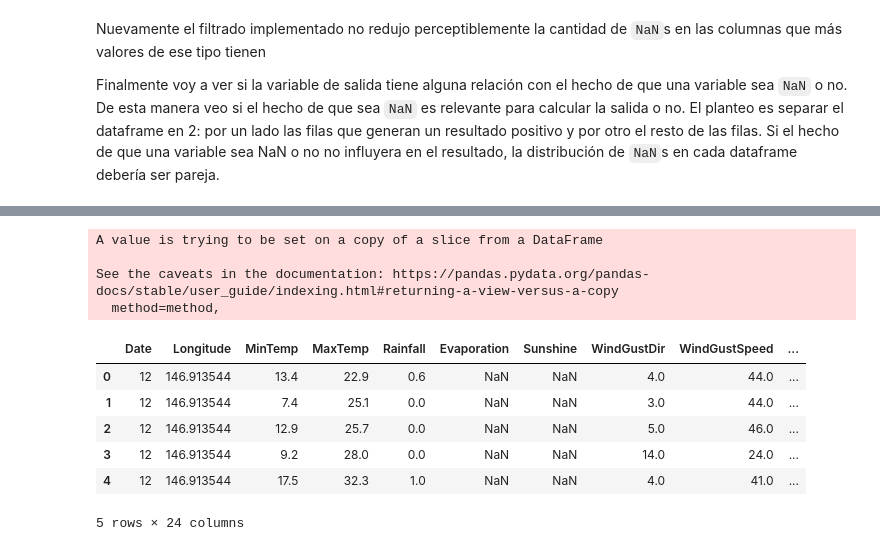
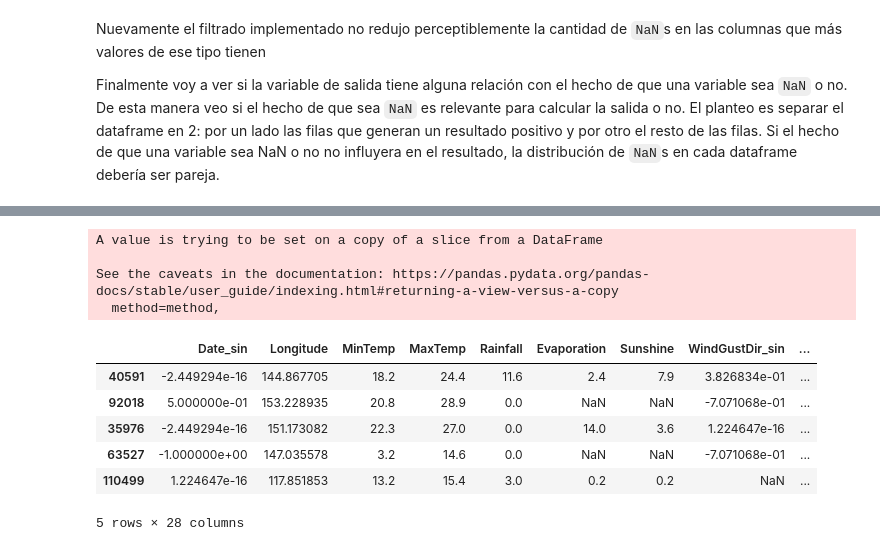
Before and after one commit to rodolfopaganini/analisis_datos, a Jupyter notebook: integrador.ipynb, the cells around one changed output, grey strips where cells are left out. Saved outputs shown, nothing was run; the diff lists cells and outputs as text; code cells hidden in the pictures.

```diff
--- a/integrador.ipynb
+++ b/integrador.ipynb
@@ -250,8 +286,8 @@ Se puede ver que el dataframe resultante tiene sólo un tercio de la cantidad in
 Por otro lado, tendría sentido desechar todas las filas que tienen `NaN` para la variable de salida, dado que no son muchas y podría causar problemas si les imputase un valor inadecuado.
 # %%
 # Retiro las filas que tienen NaN en la variable de salida
-df_nan_10_filtered_out = df[df['RainTomorrow'].notnull()]
-df_nan_10_filtered_out.isna().sum()
+train_nan_10_filtered_out = train[train['RainTomorrow'].notnull()]
+train_nan_10_filtered_out.isna().sum()
 # %% [output]
 Date                 0
 Location             0
@@ -339,0 +374,9 @@ See the caveats in the documentation: https://pandas.pydata.org/pandas-docs/stab
+# %%
+# Genero a partir de Date: Date_cos y Date_sin
+train2['Date_cos'] = train2['Date']
+train2['Date_cos'].replace({key: value['cos'] for key, value in months.items()}, inplace=True)
+
+train2.rename(columns = {'Date': 'Date_sin'}, inplace = True)
+train2['Date_sin'].replace({key: value['sin'] for key, value in months.items()}, inplace=True)
+
+train2.head()
@@ -506,0 +536,27 @@ Name: WindGustDir, dtype: float64
+# %%
+# Ordeno los puntos cardinales, partiendo del Norte y avanzando hacia el oeste
+ptos_cardinales = [
+    'N', 'NNW', 'NW', 'WNW', 'W', 'WSW', 'SW', 'SSW', 'S', 'SSE', 'SE', 'ESE', 'E', 'ENE', 'NE', 'NNE'
+]
+
+# Genero un diccionario como el utilizado para los meses
+ptos_cardinales_dict = {}
+for i, punto in enumerate(ptos_cardinales):
+    angle = i * 2 * np.pi / len(ptos_cardinales)
+    ptos_cardinales_dict.update({punto: {'cos': np.cos(angle), 'sin': np.sin(angle)}})
+
+# Duplico las columnas con direcciones, renombro y populo con datos codificados
+for col_name in ['WindGustDir', 'WindDir9am', 'WindDir3pm']:
+    train2['{}_cos'.format(col_name)] = train2[col_name]
+    train2['{}_cos'.format(col_name)].replace(
+        {key: value['cos'] for key, value in ptos_cardinales_dict.items()},
+        inplace=True
+    )
+
+    train2.rename(columns = {col_name: '{}_sin'.format(col_name)}, inplace = True)
+    train2['{}_sin'.format(col_name)].replace(
+        {key: value['sin'] for key, value in ptos_cardinales_dict.items()},
+        inplace=True
+    )
+
+train2.head()
@@ -507,21 +584,21 @@ Name: WindGustDir, dtype: float64
 # %%
 # Binarizo las que tienen solo 2 valores posibles
 for col_name in ['RainToday', 'RainTomorrow']:
-    df2[col_name].replace({'Yes': True, 'No': False}, inplace=True)
+    train2[col_name].replace({'Yes': True, 'No': False}, inplace=True)
 
-df2.head()
+train2.head()
 # %% [output]
 A value is trying to be set on a copy of a slice from a DataFrame
 
 See the caveats in the documentation: https://pandas.pydata.org/pandas-docs/stable/user_guide/indexing.html#returning-a-view-versus-a-copy
   method=method,
-|  | Date | Longitude | MinTemp | MaxTemp | Rainfall | Evaporation | Sunshine | WindGustDir | WindGustSpeed | ... |
-| 0 | 12 | 146.913544 | 13.4 | 22.9 | 0.6 | NaN | NaN | 4.0 | 44.0 | ... |
-| 1 | 12 | 146.913544 | 7.4 | 25.1 | 0.0 | NaN | NaN | 3.0 | 44.0 | ... |
-| 2 | 12 | 146.913544 | 12.9 | 25.7 | 0.0 | NaN | NaN | 5.0 | 46.0 | ... |
-| 3 | 12 | 146.913544 | 9.2 | 28.0 | 0.0 | NaN | NaN | 14.0 | 24.0 | ... |
-| 4 | 12 | 146.913544 | 17.5 | 32.3 | 1.0 | NaN | NaN | 4.0 | 41.0 | ... |
+|  | Date_sin | Longitude | MinTemp | MaxTemp | Rainfall | Evaporation | Sunshine | WindGustDir_sin | ... |
+| 40591 | -2.449294e-16 | 144.867705 | 18.2 | 24.4 | 11.6 | 2.4 | 7.9 | 3.826834e-01 | ... |
+| 92018 | 5.000000e-01 | 153.228935 | 20.8 | 28.9 | 0.0 | NaN | NaN | -7.071068e-01 | ... |
+| 35976 | -2.449294e-16 | 151.173082 | 22.3 | 27.0 | 0.0 | 14.0 | 3.6 | 1.224647e-16 | ... |
+| 63527 | -1.000000e+00 | 147.035578 | 3.2 | 14.6 | 0.0 | NaN | NaN | -7.071068e-01 | ... |
+| 110499 | 1.224647e-16 | 117.851853 | 13.2 | 15.4 | 3.0 | 0.2 | 0.2 | NaN | ... |
-5 rows × 24 columns
+5 rows × 28 columns
 # %%
 # Mostrar matriz de correlacion
 fig, ax = plt.subplots(figsize=(15,15))
```
Also changed, not shown: parts of 29 cells of this notebook.
